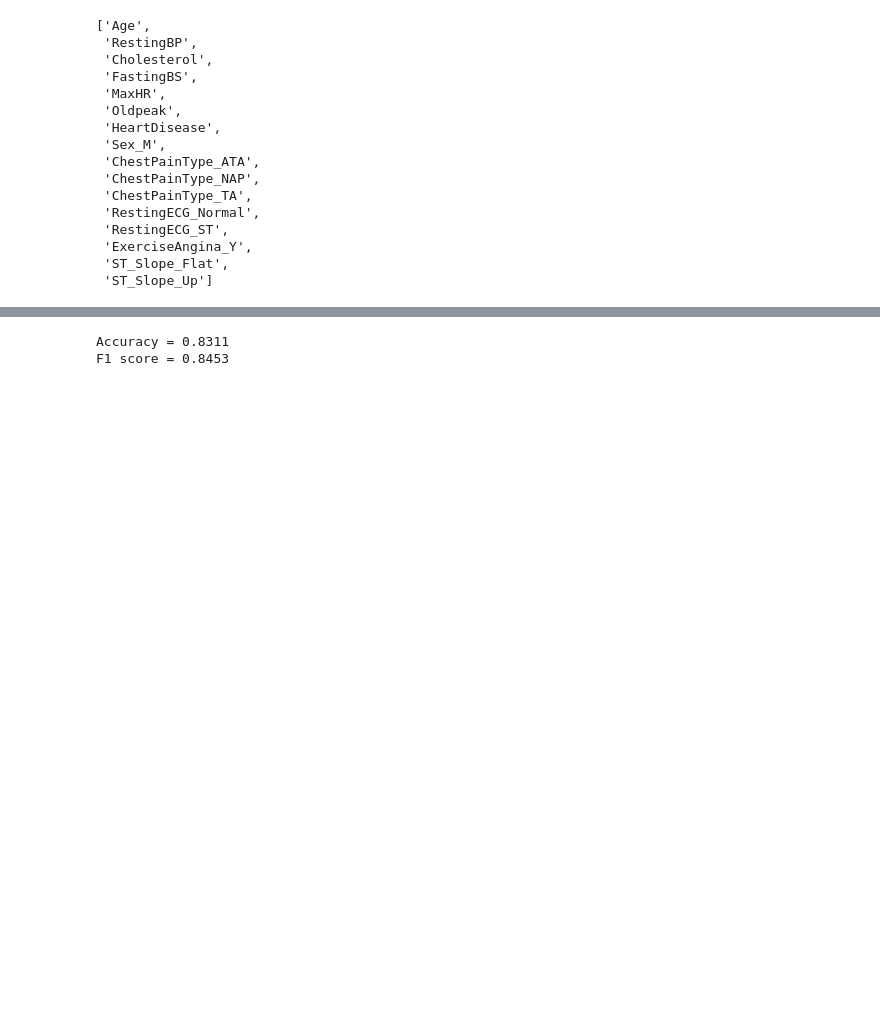
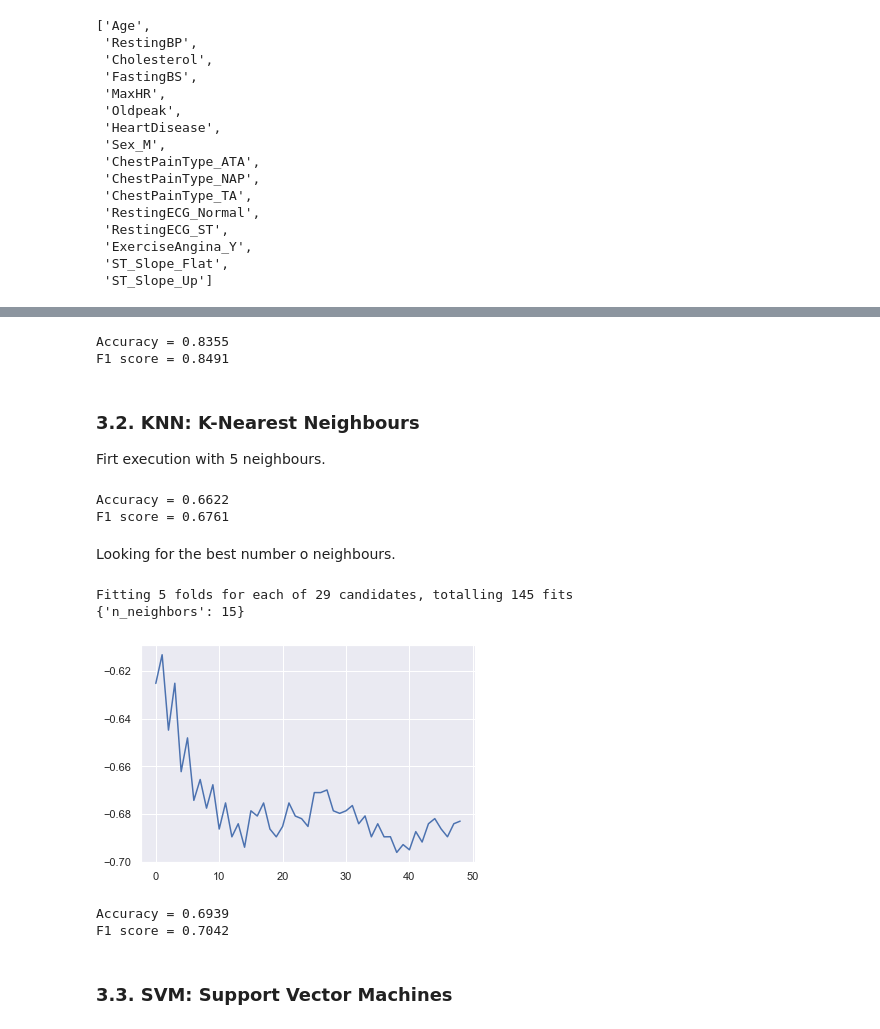
Before and after one commit to gmachinromero/project_heart_disease, a Jupyter notebook: notebooks/01-heart-disease-detection.ipynb, the cells around one changed output, grey strips where cells are left out. Saved outputs shown, nothing was run; the diff lists cells and outputs as text; code cells hidden in the pictures; blank space fills up the shorter version.

```diff
--- a/notebooks/01-heart-disease-detection.ipynb
+++ b/notebooks/01-heart-disease-detection.ipynb
@@ -210,17 +215,81 @@ X_train, X_test, y_train, y_test = train_test_split(X, y, test_size=0.20, random
 # %%
-# 1. Cargar las librerías scikit-learn
+# Logistic regression
+# ------------------------------------------------------------------------------
+# 1. Load model
 from sklearn.linear_model import LogisticRegression
-from sklearn.model_selection import cross_validate
 
-# 2. Crear una instancia
-clf_lr = LogisticRegression(max_iter=1000)
+# 2. Create an instance
+clf_lr = LogisticRegression(max_iter=5000)
 
-# 3. Calcular métricas
+# 3. Calculate metrics
 metrics = cross_validate(clf_lr, X, y, cv=5, scoring=('accuracy','f1'))
 
-# 4. Mostrar métricas
 print(f"Accuracy = {metrics['test_accuracy'].mean().round(4)}")
 print(f"F1 score = {metrics['test_f1'].mean().round(4)}")
 # %% [output]
-Accuracy = 0.8311
-F1 score = 0.8453
+Accuracy = 0.8355
+F1 score = 0.8491
+# %% [markdown]
+### 3.2. KNN: K-Nearest Neighbours
+
+Firt execution with 5 neighbours.
+# %%
+# Logistic regression
+# ------------------------------------------------------------------------------
+# 1. Load model
+from sklearn.neighbors import KNeighborsClassifier
+
+# 2. Create an instance
+clf_kn = KNeighborsClassifier(n_neighbors=5)
+
+# 3. Calculate metrics
+metrics = cross_validate(clf_kn, X, y, cv=5, scoring=('accuracy','f1'))
+
+print(f"Accuracy = {metrics['test_accuracy'].mean().round(4)}")
+print(f"F1 score = {metrics['test_f1'].mean().round(4)}")
+# %% [output]
+Accuracy = 0.6622
+F1 score = 0.6761
+# %% [markdown]
+Looking for the best number o neighbours.
+# %%
+# Look for best n_neighbors
+# ------------------------------------------------------------------------------
+from sklearn.model_selection import GridSearchCV
+
+clf_kn = GridSearchCV(
+    KNeighborsClassifier(),
+    param_grid={"n_neighbors": np.arange(1,30)},
+    n_jobs=-1,
+    verbose= True
+)
+
+# Fit will test all of the combinations
+clf_kn.fit(X, y)
+
+print(clf_kn.best_params_)
+# %% [output]
+Fitting 5 folds for each of 29 candidates, totalling 145 fits
+{'n_neighbors': 15}
+# %%
+res = []
+
+for n in np.arange(1, 50):
+    clf = KNeighborsClassifier(n_neighbors=n)
+    res.append(cross_val_score(clf, X, y, cv=5, scoring="accuracy").mean())
+
+plt.plot(-np.array(res));
+# %% [output]
+[figure, added]
+# %%
+clf_kn = KNeighborsClassifier(n_neighbors=15)
+
+metrics = cross_validate(clf_kn, X, y, cv=5, scoring=('accuracy','f1'))
+
+print(f"Accuracy = {metrics['test_accuracy'].mean().round(4)}")
+print(f"F1 score = {metrics['test_f1'].mean().round(4)}")
+# %% [output]
+Accuracy = 0.6939
+F1 score = 0.7042
+# %% [markdown]
+### 3.3. SVM: Support Vector Machines
```
Also changed, not shown: parts of 15 cells of this notebook.
